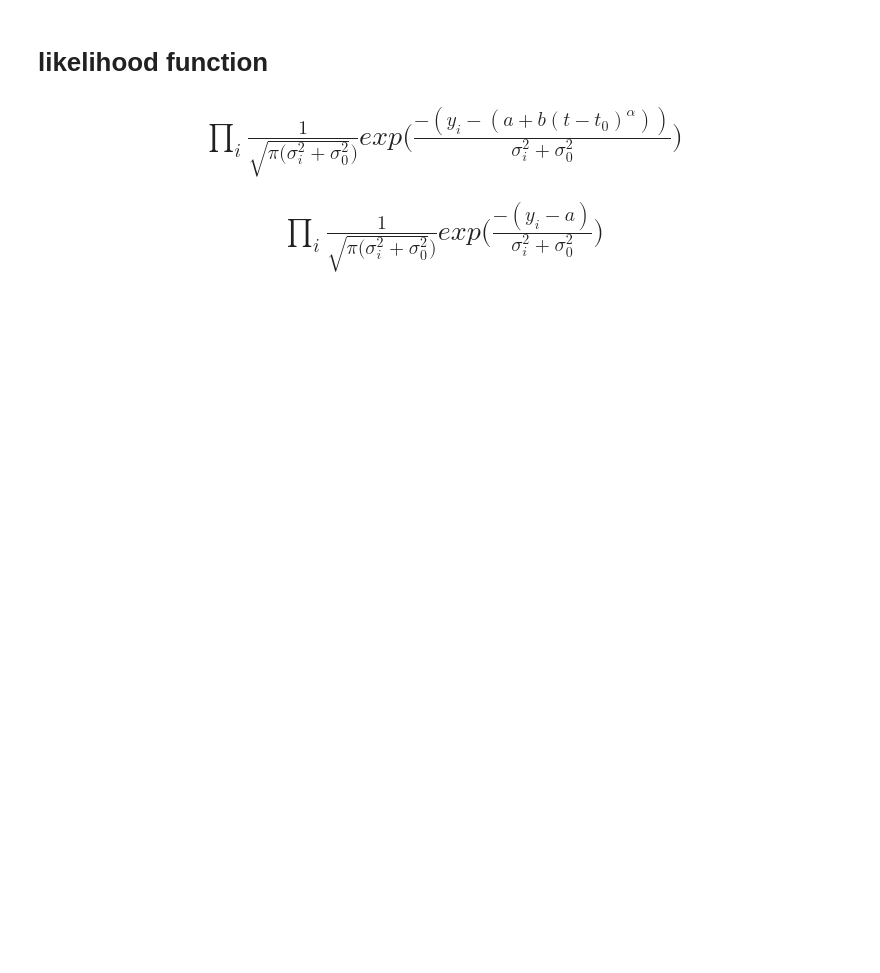
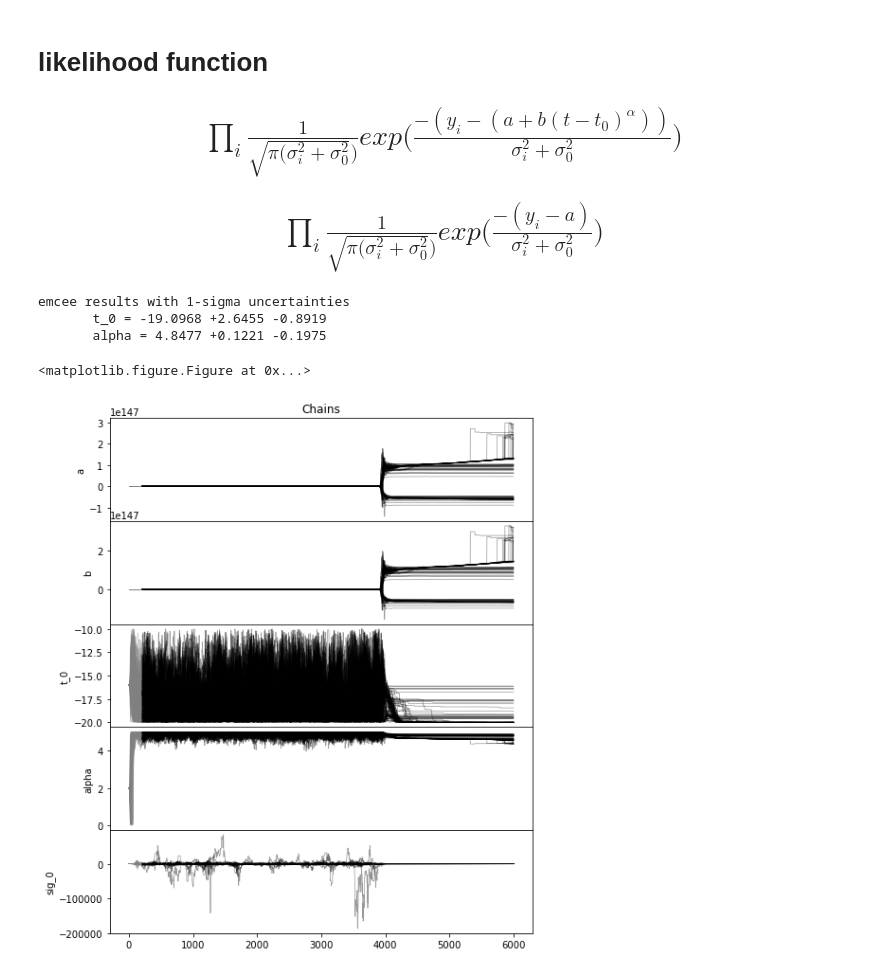
Before and after one commit to adamamiller/iptf16hvw-1, a Jupyter notebook: Early LC analysis - emcee.ipynb, the cells around one changed output. Saved outputs shown, nothing was run; the diff lists cells and outputs as text; code cells hidden in the pictures; blank space fills up the shorter version.

Commit message:
first attempt at running emcee

```diff
--- a/Early LC analysis - emcee.ipynb
+++ b/Early LC analysis - emcee.ipynb
@@ -32,6 +82,6 @@ def posterior(theta, f, t, f_err):
     return lnl + prior
 # %%
 #initial guess on parameters
-guess_0 = [1,1,1,1,1]
+guess_0 = [30 , 1 ,-16, 2, 100]
 # %%
 nwalkers = 100
@@ -45 +95,44 @@ nsamples = 2000
 foo = sampler.run_mcmc(pos, nsamples)
+# %%
+# set a "burn-in" limit
+nburn = 200
+alpha_samples = np.array(sampler.chain[:,nburn:,3]).flatten()
+t_0_samples = np.array(sampler.chain[:,nburn:,2]).flatten()
+
+#print the results taking 1-sigma confidence intervals
+samples = np.vstack([t_0_samples, alpha_samples]).T
+t_0_mc, alpha_mc = map(lambda v: (v[1], v[2]-v[1], v[1]-v[0]), zip(*np.percentile(samples, [16, 50, 84], axis=0)))
+print("emcee results with 1-sigma uncertainties\n \
+      t_0 = {:.4f} +{:.4f} -{:.4f}\n \
+      alpha = {:.4f} +{:.4f} -{:.4f}\n" \
+      .format(t_0_mc[0], t_0_mc[1], t_0_mc[2], alpha_mc[0], alpha_mc[1], alpha_mc[2]))
+# %% [output]
+emcee results with 1-sigma uncertainties
+       t_0 = -19.0968 +2.6455 -0.8919
+       alpha = 4.8477 +0.1221 -0.1975
+# %%
+def plotChains(sampler, nburn, paramsNames):
+    Nparams = len(paramsNames)
+    fig, ax = plt.subplots(Nparams,1, figsize = (8,2*Nparams), sharex = True)
+    fig.subplots_adjust(hspace = 0)
+    ax[0].set_title('Chains')
+    xplot = range(len(sampler.chain[0,:,0]))
+
+    for i,p in enumerate(paramsNames):
+        for w in range(sampler.chain.shape[0]):
+            ax[i].plot(xplot[:nburn], sampler.chain[w,:nburn,i], color="0.5", alpha = 0.4, lw = 0.7, zorder = 1)
+            ax[i].plot(xplot[nburn:], sampler.chain[w,nburn:,i], color="k", alpha = 0.4, lw = 0.7, zorder = 1)
+
+            ax[i].set_ylabel(p)
+
+    return ax
+
+paramsNames=['a',
+           'b', 't_0', 'alpha', 'sig_0']
+
+axC = plotChains(sampler, nburn, paramsNames)
+plt.savefig('Chains')
+plt.show()
+# %% [output]
+<matplotlib.figure.Figure at 0x...>
+[figure, added]
```
Also changed, not shown: parts of 7 cells of this notebook.
